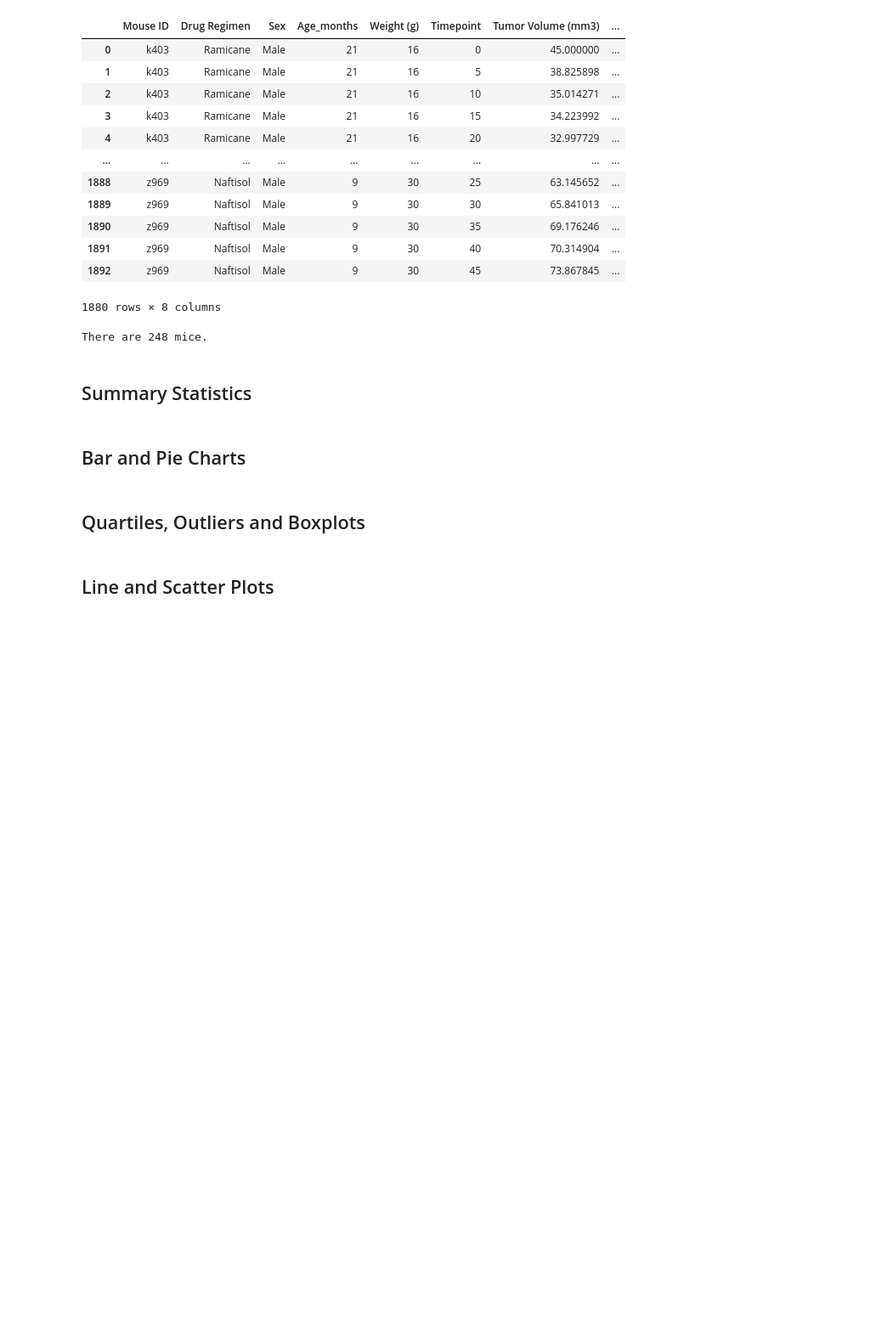
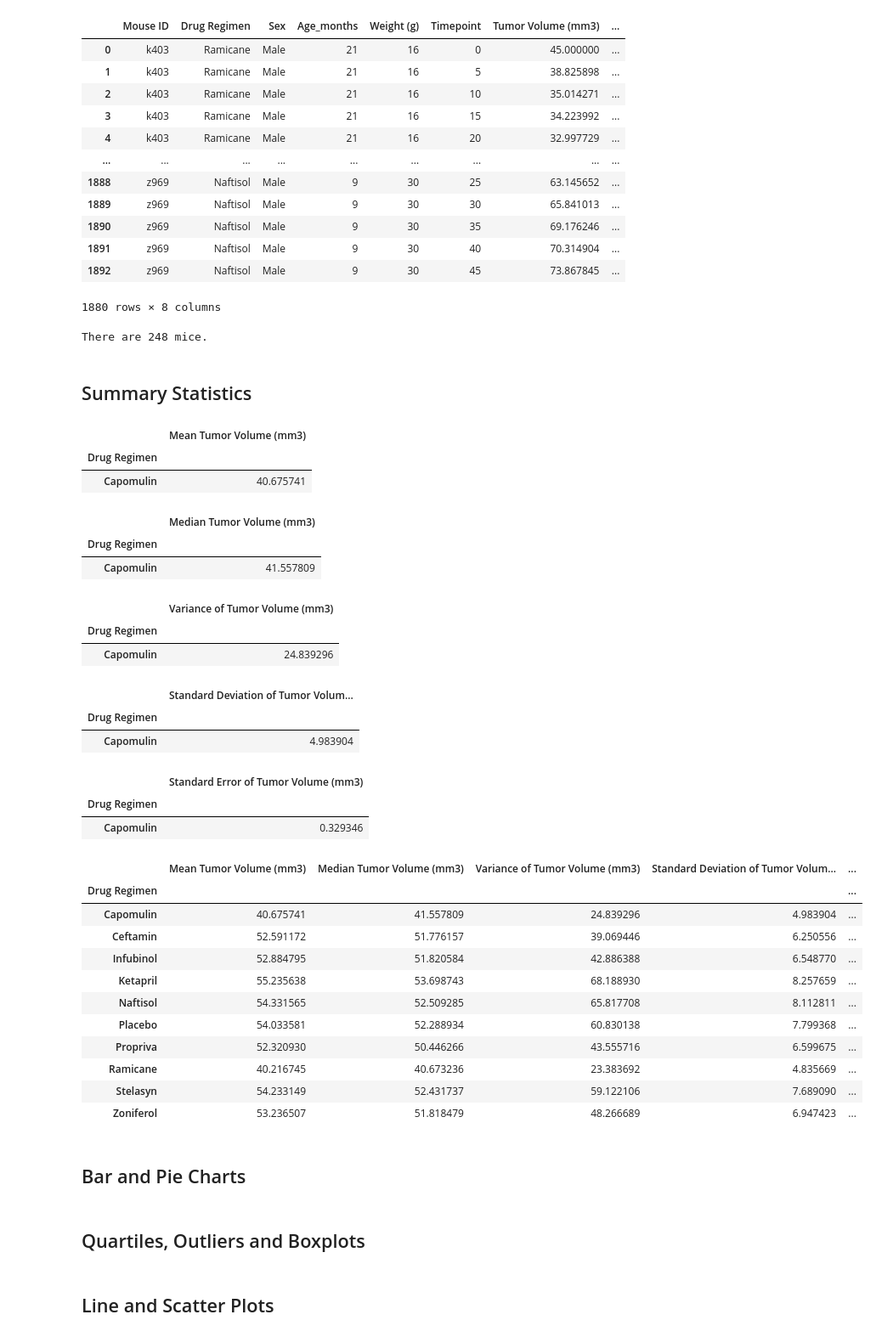
Before and after one commit to cwolf1424/Matplotlib_Challenge, a Jupyter notebook: Starter_Code/Pymaceuticals/pymaceuticals_starter.ipynb, the cells around one changed output. Shown at 85% size. Drawn from its saved outputs; the diff is of its cells as text; code cells hidden in the pictures; blank space fills up the shorter version.

Commit message:
Summary statistics complete

```diff
--- a/Starter_Code/Pymaceuticals/pymaceuticals_starter.ipynb
+++ b/Starter_Code/Pymaceuticals/pymaceuticals_starter.ipynb
@@ -120,3 +118,69 @@ There are 248 mice.
+# %%
+# Generate dataframe of mean tumor volumes by regimen
+mean_tumor_volume_df = pd.DataFrame(groupby_regimen_tumor_volue_df.mean())
+mean_tumor_volume_df = mean_tumor_volume_df.rename(columns={"Tumor Volume (mm3)":"Mean Tumor Volume (mm3)"})
+mean_tumor_volume_df.head(1)
+# %% [output]
+|  | Mean Tumor Volume (mm3) |
+| Drug Regimen |  |
+| Capomulin | 40.675741 |
+# %%
+# Generate dataframe of median tumor volumes by regimen
+median_tumor_volume_df = pd.DataFrame(groupby_regimen_tumor_volue_df.median())
+median_tumor_volume_df = median_tumor_volume_df.rename(columns={"Tumor Volume (mm3)":"Median Tumor Volume (mm3)"})
+median_tumor_volume_df.head(1)
+# %% [output]
+|  | Median Tumor Volume (mm3) |
+| Drug Regimen |  |
+| Capomulin | 41.557809 |
+# %%
+# Generate dataframe of standard deviations of tumor volumes by regimen
+var_tumor_volume_df = pd.DataFrame(groupby_regimen_tumor_volue_df.var(ddof=0))
+var_tumor_volume_df = var_tumor_volume_df.rename(columns={"Tumor Volume (mm3)":"Variance of Tumor Volume (mm3)"})
+var_tumor_volume_df.head(1)
+# %% [output]
+|  | Variance of Tumor Volume (mm3) |
+| Drug Regimen |  |
+| Capomulin | 24.839296 |
+# %%
+# Generate dataframe of standard deviations of tumor volumes by regimen
+std_dev_tumor_volume_df = pd.DataFrame(groupby_regimen_tumor_volue_df.std(ddof=0))
+std_dev_tumor_volume_df = std_dev_tumor_volume_df.rename(columns={"Tumor Volume (mm3)":"Standard Deviation of Tumor Volume (mm3)"})
+std_dev_tumor_volume_df.head(1)
+# %% [output]
+|  | Standard Deviation of Tumor Volum... |
+| Drug Regimen |  |
+| Capomulin | 4.983904 |
+# %%
+# Generate dataframe of standard error of tumor volumes by regimen
+sem_tumor_volume_df = pd.DataFrame(groupby_regimen_tumor_volue_df.sem())
+sem_tumor_volume_df = sem_tumor_volume_df.rename(columns={"Tumor Volume (mm3)":"Standard Error of Tumor Volume (mm3)"})
+sem_tumor_volume_df.head(1)
+# %% [output]
+|  | Standard Error of Tumor Volume (mm3) |
+| Drug Regimen |  |
+| Capomulin | 0.329346 |
+# %%
+# Assemble the resulting dataframes into a single summary DataFrame
+regimen_tumor_volue_summary_df = mean_tumor_volume_df
+regimen_tumor_volue_summary_df=pd.merge(regimen_tumor_volue_summary_df,median_tumor_volume_df, on = ["Drug Regimen"], how = "inner")
+regimen_tumor_volue_summary_df=pd.merge(regimen_tumor_volue_summary_df,var_tumor_volume_df, on = ["Drug Regimen"], how = "inner")
+regimen_tumor_volue_summary_df=pd.merge(regimen_tumor_volue_summary_df,std_dev_tumor_volume_df, on = ["Drug Regimen"], how = "inner")
+regimen_tumor_volue_summary_df=pd.merge(regimen_tumor_volue_summary_df,sem_tumor_volume_df, on = ["Drug Regimen"], how = "inner")
+regimen_tumor_volue_summary_df
+# %% [output]
+|  | Mean Tumor Volume (mm3) | Median Tumor Volume (mm3) | Variance of Tumor Volume (mm3) | Standard Deviation of Tumor Volum... | ... |
+| Drug Regimen |  |  |  |  | ... |
+| Capomulin | 40.675741 | 41.557809 | 24.839296 | 4.983904 | ... |
+| Ceftamin | 52.591172 | 51.776157 | 39.069446 | 6.250556 | ... |
+| Infubinol | 52.884795 | 51.820584 | 42.886388 | 6.548770 | ... |
+| Ketapril | 55.235638 | 53.698743 | 68.188930 | 8.257659 | ... |
+| Naftisol | 54.331565 | 52.509285 | 65.817708 | 8.112811 | ... |
+| Placebo | 54.033581 | 52.288934 | 60.830138 | 7.799368 | ... |
+| Propriva | 52.320930 | 50.446266 | 43.555716 | 6.599675 | ... |
+| Ramicane | 40.216745 | 40.673236 | 23.383692 | 4.835669 | ... |
+| Stelasyn | 54.233149 | 52.431737 | 59.122106 | 7.689090 | ... |
+| Zoniferol | 53.236507 | 51.818479 | 48.266689 | 6.947423 | ... |
 # %%
 # A more advanced method to generate a summary statistics table of mean, median, variance, standard deviation,
 # and SEM of the tumor volume for each regimen (only one method is required in the solution)
```
Also changed, not shown: parts of 3 cells of this notebook.
